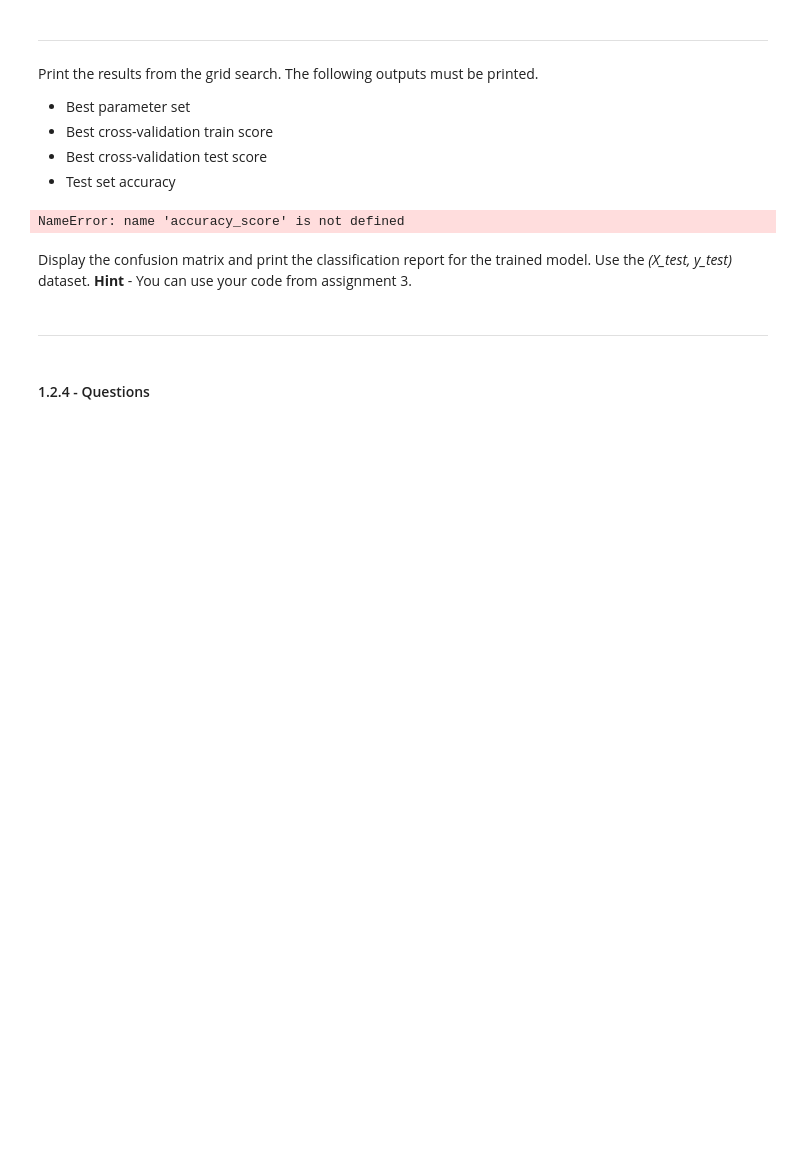
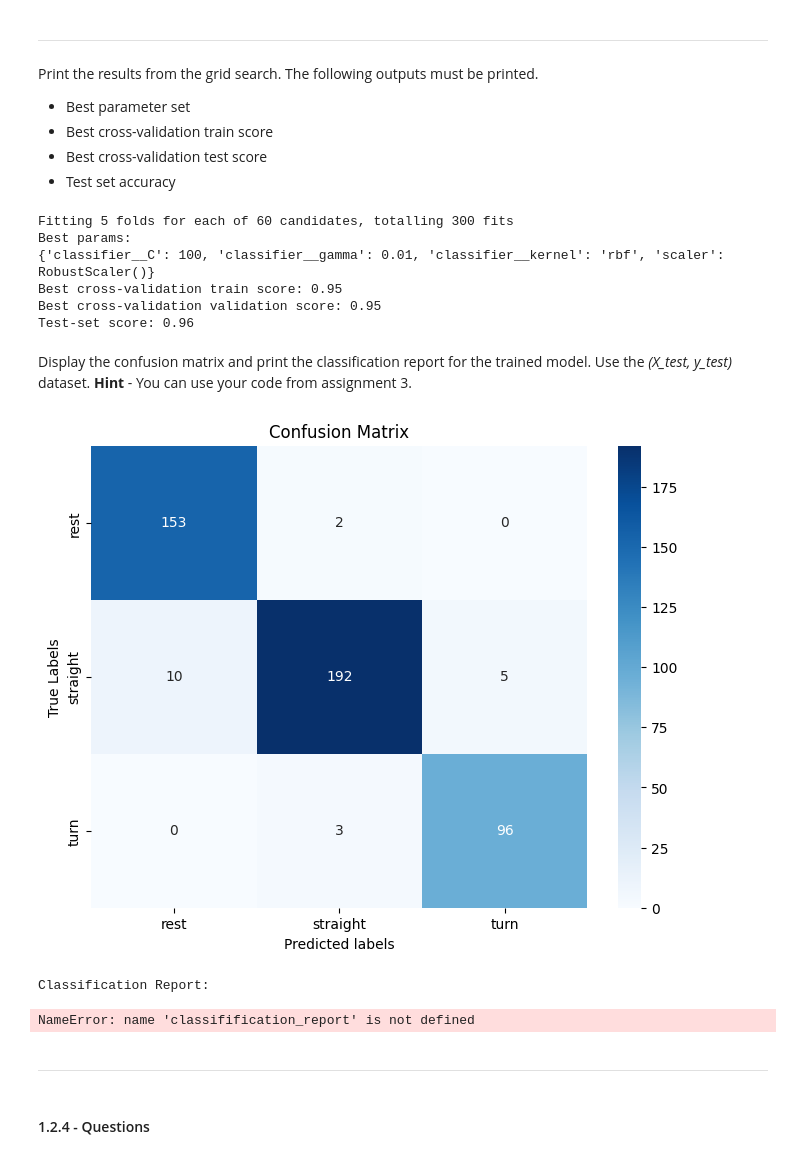
Before and after one commit to Urusha-Bajracharya3950/engg680_2024_fall, a Jupyter notebook: Lab_assignment4/Assignment 4.ipynb, the cells around one changed output. Saved outputs shown, nothing was run; the diff lists cells and outputs as text; code cells hidden in the pictures; blank space fills up the shorter version.

```diff
--- a/Lab_assignment4/Assignment 4.ipynb
+++ b/Lab_assignment4/Assignment 4.ipynb
@@ -257,22 +257,24 @@ Print the results from the grid search. The following outputs must be printed.
 # %%
 # TODO: Print the results from the grid search
 # (2 marks)
-# Best parameter set
-best_params = grid.best_params_
-#Best cross-validation train and validation scores
-best_train_score = grid.cv_results_['mean_train_score'][grid.best_index_]
-best_validation_score = grid.best_score_
 
-#Test set accuracy
-y_test_pred = grid.best_estimator_.predict(X_test)
-test_set_score = accuracy_score(y_test, y_test_pred)
 
-print("Best params:\n{}\n".format(grid.best_params))
-print("Best cross-validation train score: {:.2f}".format(
-    grid.cv_results_['mean_train_score'][grid.best_index_]))
-print("Best cross-validation validation score: {:.2f}".format(grid.best_score_))
-print("Test-set score: {:.2f}".format(test_set_score))
+grid_search = GridSearchCV(pipe, param_grid, cv=5, n_jobs=-1, verbose=1)
+grid_search.fit(X_train, y_train)
+best_params = grid_search.best_params_
+best_score = grid_search.best_score_
+test_score = grid_search.best_estimator_.score(X_test, y_test)
+
+print("Best params:\n{}".format(best_params))
+print("Best cross-validation train score: {:.2f}".format(best_score))
+print("Best cross-validation validation score: {:.2f}".format(grid_search.cv_results_['mean_test_score'][grid_search.best_index_]))
+print("Test-set score: {:.2f}".format(test_score))
 # %% [output]
-NameError: name 'accuracy_score' is not defined
+Fitting 5 folds for each of 60 candidates, totalling 300 fits
+Best params:
+{'classifier__C': 100, 'classifier__gamma': 0.01, 'classifier__kernel': 'rbf', 'scaler': RobustScaler()}
+Best cross-validation train score: 0.95
+Best cross-validation validation score: 0.95
+Test-set score: 0.96
 # %% [markdown]
 Display the confusion matrix and print the classification report for the trained model. Use the *(X_test, y_test)* dataset. **Hint** - You can use your code from assignment 3.
@@ -282,3 +281,27 @@ Display the confusion matrix and print the classification report for the trained
+# %%
+# TODO - Display confusion matrix and print classification report for (X_test, y_test)
+# (2 marks)
+from sklearn.metrics import confusion_matrix, classification_report
+import matplotlib.pyplot as plt
+import seaborn as sns
+
+y_test_pred = grid.best_estimator_.predict(X_test)
+
+conf_matrix = confusion_matrix(y_test, y_test_pred)
+
+plt.figure(figsize=(8, 6))
+sns.heatmap(conf_matrix, annot=True, fmt='d', cmap='Blues', xticklabels=grid.classes_, yticklabels=grid.classes_)
+plt.xlabel('Predicted labels')
+plt.ylabel('True Labels')
+plt.title('Confusion Matrix')
+plt.show()
+
+print("Classification Report:\n")
+print(classifification_report(y_test, y_test_pred))
+# %% [output]
+[figure, added]
+Classification Report:
+NameError: name 'classifification_report' is not defined
 # %% [markdown]
 ___
 # %% [markdown]
```
Also changed, not shown: parts of 1 cell of this notebook.
